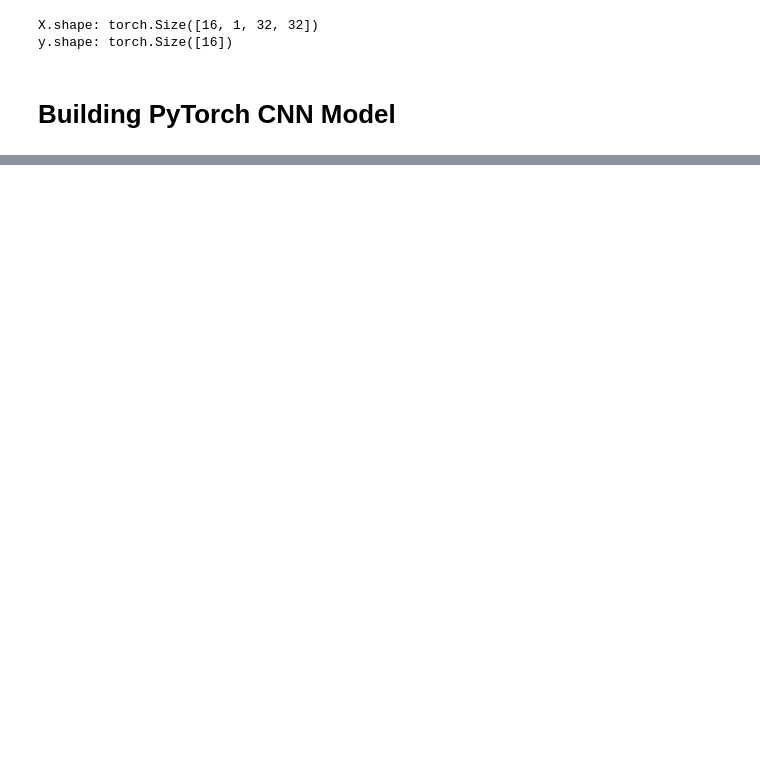
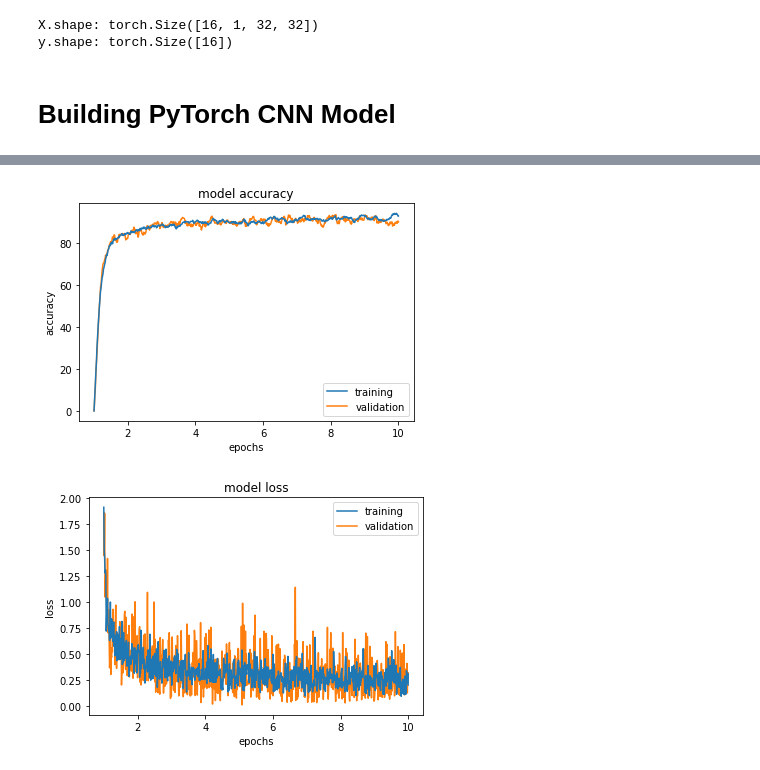
Before and after one commit to bzhang610/GoogleDoodle, a Jupyter notebook: main.ipynb, the cells around one changed output, grey strips where cells are left out. Drawn from its saved outputs; the diff is of its cells as text; code cells hidden in the pictures; blank space fills up the shorter version.

```diff
--- a/main.ipynb
+++ b/main.ipynb
@@ -210,18 +226,34 @@ Epoch [1/10], Step [100], Loss: 1.9099 (val:1.8602), Accuracy:42.86% (val:31.82%
 # %%
 import matplotlib.pyplot as plt
 
-plt.plot(accuracy)
+x = np.linspace(1,T,len(trainingAcc))
+plt.plot(x,trainingAcc, label="training", zorder=5)
+plt.plot(x,testingAcc, label="validation", zorder=0)
 plt.ylabel("accuracy")
 plt.xlabel("epochs")
 plt.title("model accuracy")
+plt.legend(loc="best")
 plt.savefig("Graphs/{0}-{1}classes-acc.png".format(net.name, len(classes)))
 plt.show()
 plt.close()
 
-plt.plot(loss_stored)
+x = np.linspace(1,T,len(trainingLoss))
+plt.plot(x,trainingLoss, label="training", zorder=5)
+plt.plot(x,testingLoss, label="validation", zorder=0)
 plt.ylabel("loss")
 plt.xlabel("epochs")
 plt.title("model loss")
+plt.legend(loc="best")
 plt.savefig("Graphs/{0}-{1}classes-loss.png".format(net.name, len(classes)))
 plt.show()
 plt.close()
+
+accdata = (len(testingAcc) - 1)//10
+lossdata = (len(testingLoss))//10
+print("Final training acc:  {:.2f}%".format(np.mean(trainingAcc[-accdata:])))
+print("Final training loss: {:.4f}".format(np.mean(trainingLoss[-lossdata:])))
+print("Final testing acc:   {:.2f}%".format(np.mean(testingAcc[-accdata:])))
+print("Final testing loss:  {:.4f}".format(np.mean(testingLoss[-lossdata:])))
+# %% [output]
+[figure, added]
+[figure, added]
```
Also changed, not shown: parts of 4 cells of this notebook.
